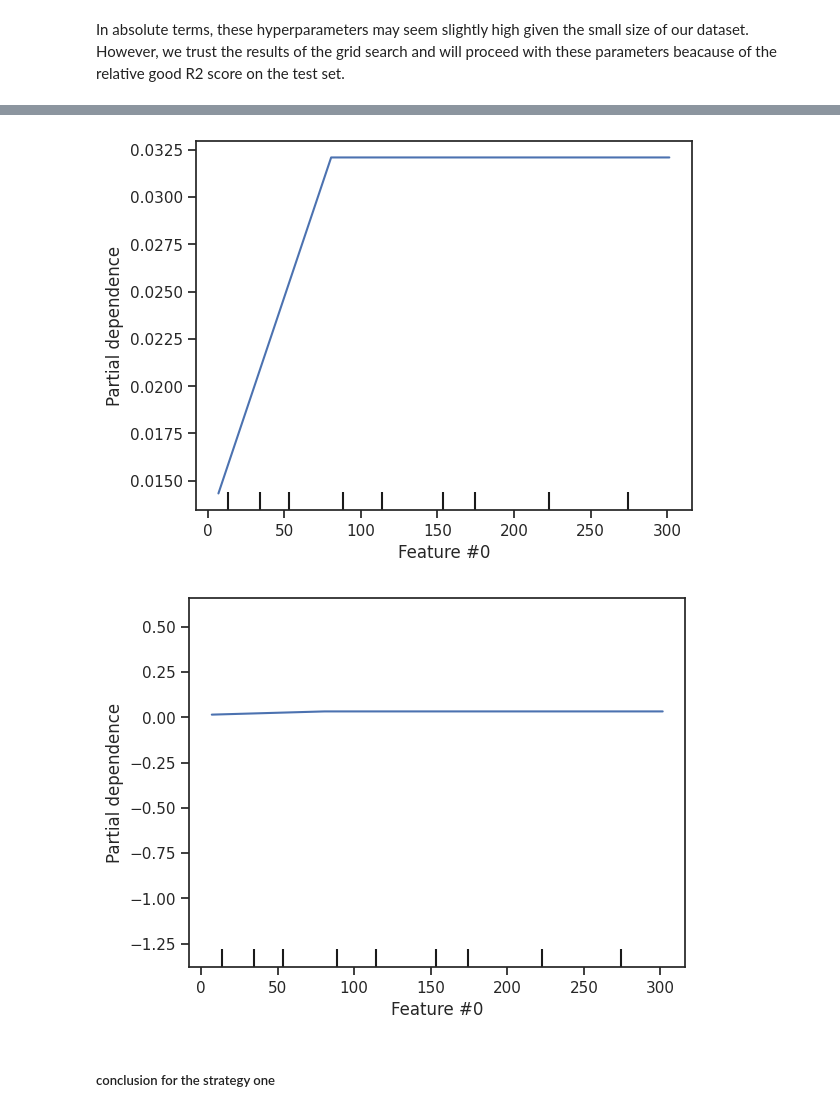
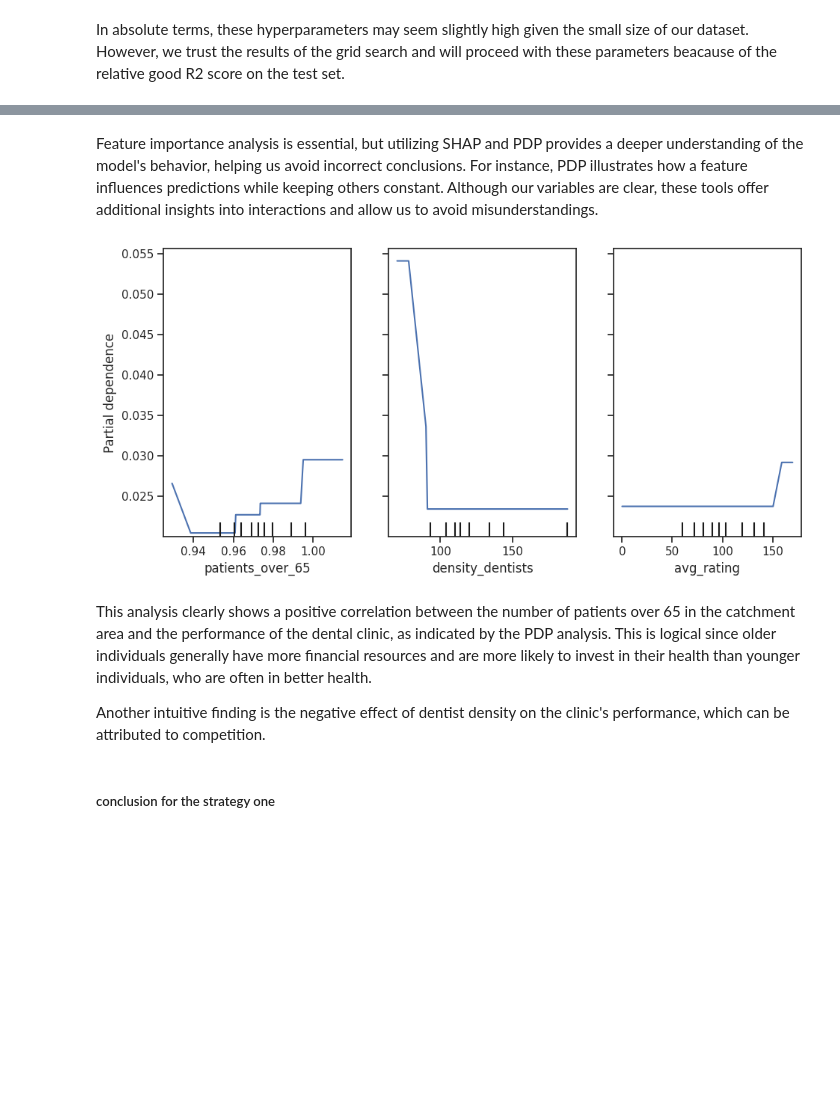
Before and after one commit to HugoKD/ML, a Jupyter notebook: 2023_DB_DS_exercise.ipynb, the cells around one changed output, grey strips where cells are left out. Cells and saved outputs as stored; diff of their text form; code cells hidden in the pictures; blank space fills up the shorter version.

```diff
--- a/2023_DB_DS_exercise.ipynb
+++ b/2023_DB_DS_exercise.ipynb
@@ -616,27 +617,18 @@ importance_df
-# %%
-features = [(0,)]  # Selecting the first feature for PDP
-feature_names = [f"Feature #{i}" for i in range(X1.shape[1])]
-
-# Define deciles to customize display (optional)
-deciles = {0: np.linspace(0, 1, num=5)}
-
-# Calculate partial dependence
-pd_results = partial_dependence(best_model, X1, features=0, kind="average", grid_resolution=5)
-
-# Display the partial dependence plot
-display = PartialDependenceDisplay.from_estimator(
-    best_model,
-    X1,
-    features=features,
-    feature_names=feature_names,
-    grid_resolution=5,
-)
-
-display.plot(pdp_lim={1: (-1.38, 0.66)})  # Optional: limit y-axis for clarity
-plt.show()
-# %% [output]
-[figure, removed]
-[figure, removed]
+# %% [markdown]
+Feature importance analysis is essential, but utilizing SHAP and PDP provides a deeper understanding of the model's behavior, helping us avoid incorrect conclusions. For instance, PDP illustrates how a feature influences predictions while keeping others constant. Although our variables are clear, these tools offer additional insights into interactions and allow us to avoid misunderstandings.
+# %%
+features_to_plot = list(importance_df['Feature'])[:3] # We only analyze features that have the maximum importance
+# Creation of our Partial Dependence Plot
+fig, ax = plt.subplots(figsize=(11, 5))
+PartialDependenceDisplay.from_estimator(best_model, X_train, features_to_plot, ax=ax)
+plt.show()
+# %% [output]
+[figure, added]
+# %% [markdown]
+This analysis clearly shows a positive correlation between the number of patients over 65 in the catchment area and the performance of the dental clinic, as indicated by the PDP analysis. This is logical since older individuals generally have more financial resources and are more likely to invest in their health than younger individuals, who are often in better health.
+<br>
+
+Another intuitive finding is the negative effect of dentist density on the clinic's performance, which can be attributed to competition.
 # %% [markdown]
 ##### conclusion for the strategy one
 # %% [markdown]
```
Also changed, not shown: parts of 21 cells of this notebook.
